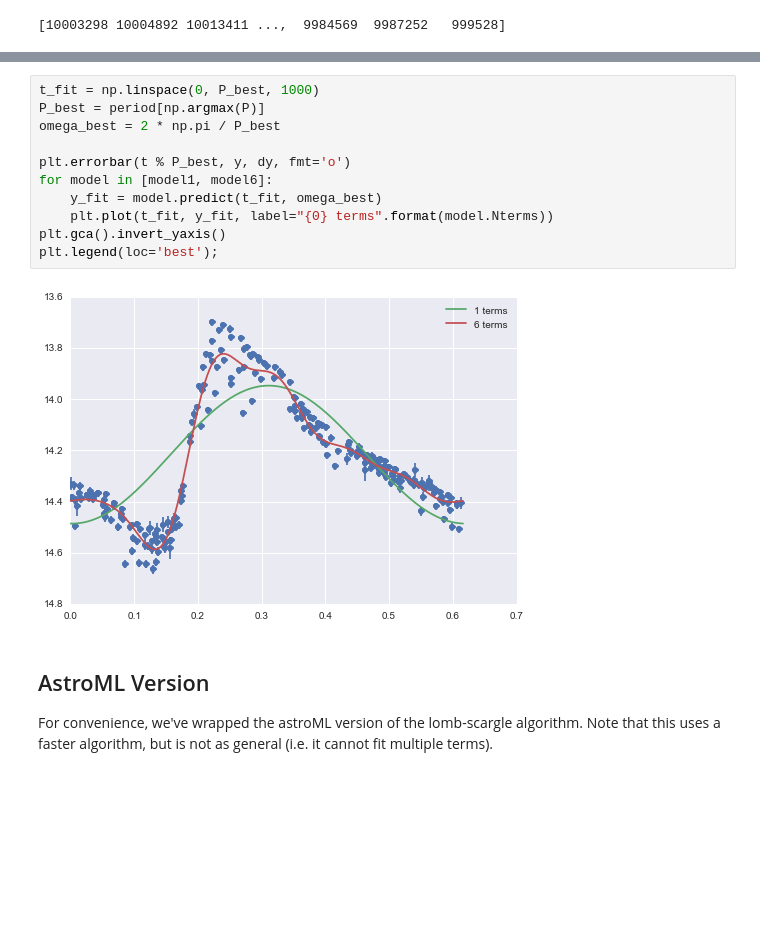
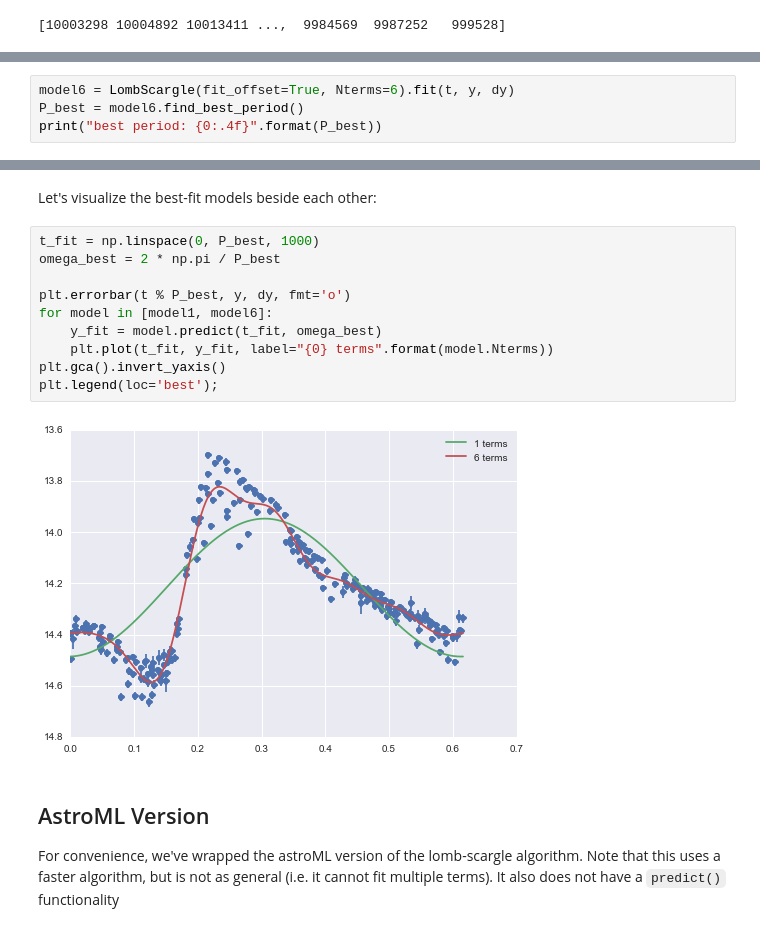
Before and after one commit to jakevdp/multiband_LS, a Jupyter notebook: examples/SingleBandExample.ipynb, the cells around one changed output, grey strips where cells are left out. Cells and saved outputs as stored; diff of their text form; blank space fills up the shorter version.

```diff
--- a/LombScargleExample.ipynb
+++ b/examples/SingleBandExample.ipynb
@@ -39,0 +68,4 @@ plt.xlabel('period (days)'); plt.ylabel('Lomb-Scargle Power');
+# %%
+model6 = LombScargle(fit_offset=True, Nterms=6).fit(t, y, dy)
+P_best = model6.find_best_period()
+print("best period: {0:.4f}".format(P_best))
@@ -45,21 +80,23 @@ plt.plot(period, P)
 plt.xlabel('period (days)'); plt.ylabel('Lomb-Scargle Power');
 # %% [output]
 [figure]
+# %% [markdown]
+Let's visualize the best-fit models beside each other:
 # %%
 t_fit = np.linspace(0, P_best, 1000)
-P_best = period[np.argmax(P)]
 omega_best = 2 * np.pi / P_best
 
 plt.errorbar(t % P_best, y, dy, fmt='o')
 for model in [model1, model6]:
     y_fit = model.predict(t_fit, omega_best)
     plt.plot(t_fit, y_fit, label="{0} terms".format(model.Nterms))
 plt.gca().invert_yaxis()
 plt.legend(loc='best');
 # %% [output]
-[figure, old version]
+[figure, new version]
 # %% [markdown]
 ## AstroML Version
 
 For convenience, we've wrapped the astroML version of the lomb-scargle algorithm.
 Note that this uses a faster algorithm, but is not as general (i.e. it cannot fit multiple terms).
+It also does not have a ``predict()`` functionality
```
Also changed, not shown: parts of 18 cells of this notebook, 5 other files.
